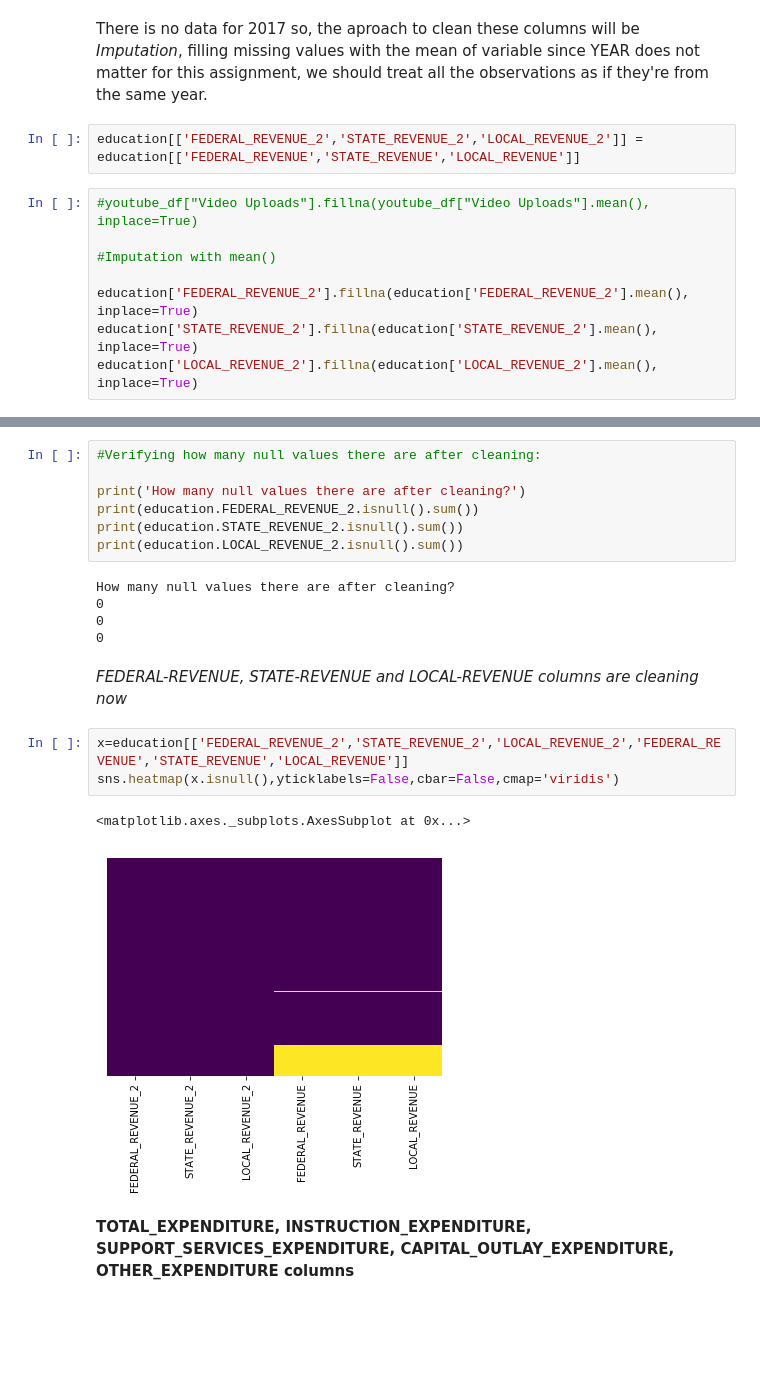
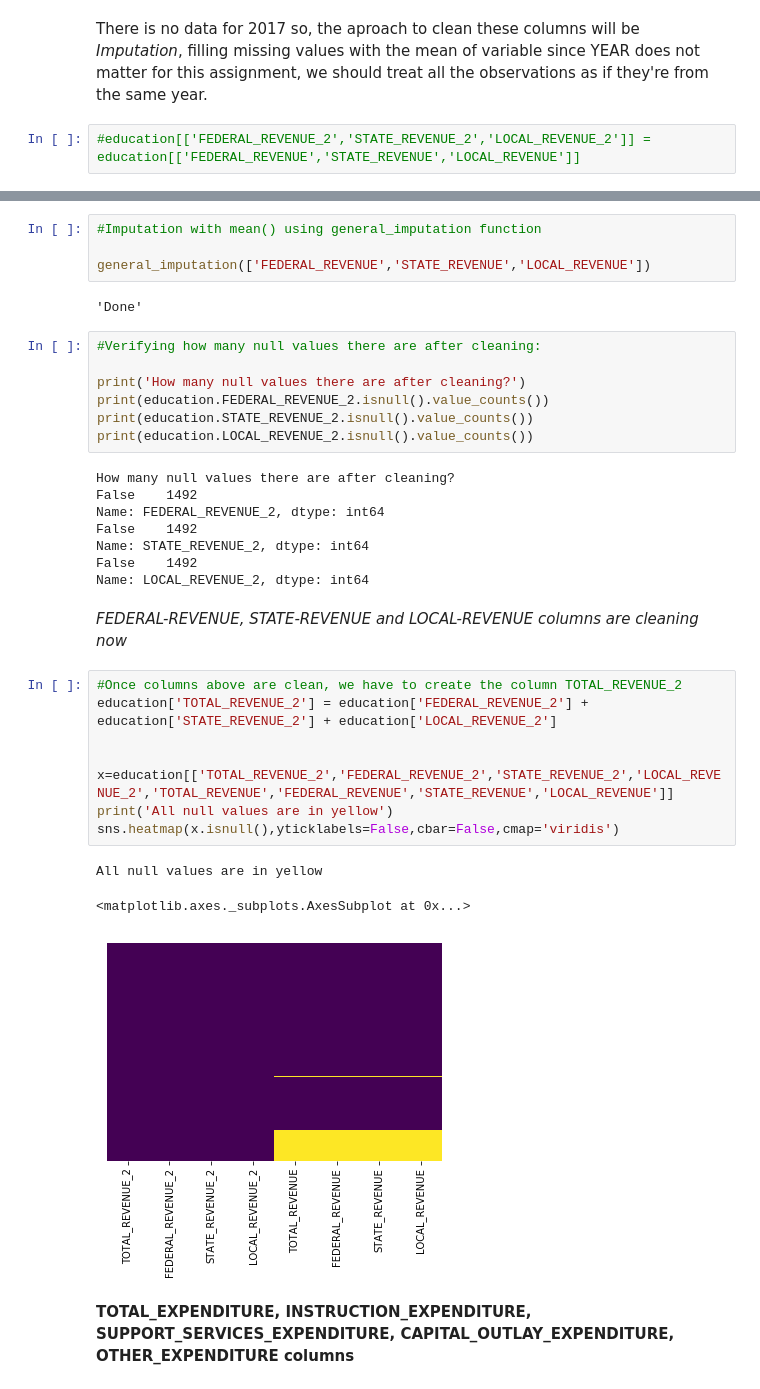
Before and after one commit to mwpnava/thinkful, a Jupyter notebook: Module 17 - Data Cleaning Missing Values Assignment.ipynb, the cells around one changed output, grey strips where cells are left out. Drawn from its saved outputs; the diff is of its cells as text; blank space fills up the shorter version.

Commit message:
Data Cleaning Assignment

```diff
--- a/Module 17 - Data Cleaning Missing Values Assignment.ipynb
+++ b/Module 17 - Data Cleaning Missing Values Assignment.ipynb
@@ -167,12 +158,4 @@ Records in 2017:
 # %% [markdown]
 There is no data for 2017 so, the  aproach to clean these columns will be _Imputation_, filling missing values with the mean of variable since YEAR does not matter for this assignment, we should treat all the observations as if they're from the same year.
 # %%
-education[['FEDERAL_REVENUE_2','STATE_REVENUE_2','LOCAL_REVENUE_2']] = education[['FEDERAL_REVENUE','STATE_REVENUE','LOCAL_REVENUE']]
+#education[['FEDERAL_REVENUE_2','STATE_REVENUE_2','LOCAL_REVENUE_2']] = education[['FEDERAL_REVENUE','STATE_REVENUE','LOCAL_REVENUE']]
-# %%
-#youtube_df["Video Uploads"].fillna(youtube_df["Video Uploads"].mean(), inplace=True)
-
-#Imputation with mean()
-
-education['FEDERAL_REVENUE_2'].fillna(education['FEDERAL_REVENUE_2'].mean(), inplace=True)
-education['STATE_REVENUE_2'].fillna(education['STATE_REVENUE_2'].mean(), inplace=True)
-education['LOCAL_REVENUE_2'].fillna(education['LOCAL_REVENUE_2'].mean(), inplace=True)
@@ -179,23 +177,38 @@ education['LOCAL_REVENUE_2'].fillna(education['LOCAL_REVENUE_2'].mean(), inplace
+# %%
+#Imputation with mean() using general_imputation function
+
+general_imputation(['FEDERAL_REVENUE','STATE_REVENUE','LOCAL_REVENUE'])
+# %% [output]
+'Done'
 # %%
 #Verifying how many null values there are after cleaning:
 
 print('How many null values there are after cleaning?')
-print(education.FEDERAL_REVENUE_2.isnull().sum())
-print(education.STATE_REVENUE_2.isnull().sum())
-print(education.LOCAL_REVENUE_2.isnull().sum())
+print(education.FEDERAL_REVENUE_2.isnull().value_counts())
+print(education.STATE_REVENUE_2.isnull().value_counts())
+print(education.LOCAL_REVENUE_2.isnull().value_counts())
 # %% [output]
 How many null values there are after cleaning?
-0
-0
-0
+False    1492
+Name: FEDERAL_REVENUE_2, dtype: int64
+False    1492
+Name: STATE_REVENUE_2, dtype: int64
+False    1492
+Name: LOCAL_REVENUE_2, dtype: int64
 # %% [markdown]
 _FEDERAL-REVENUE, STATE-REVENUE and LOCAL-REVENUE columns are cleaning now_
 # %%
-x=education[['FEDERAL_REVENUE_2','STATE_REVENUE_2','LOCAL_REVENUE_2','FEDERAL_REVENUE','STATE_REVENUE','LOCAL_REVENUE']]
+#Once columns above are clean, we have to create the column TOTAL_REVENUE_2
+education['TOTAL_REVENUE_2'] = education['FEDERAL_REVENUE_2'] + education['STATE_REVENUE_2'] + education['LOCAL_REVENUE_2']
+
+
+x=education[['TOTAL_REVENUE_2','FEDERAL_REVENUE_2','STATE_REVENUE_2','LOCAL_REVENUE_2','TOTAL_REVENUE','FEDERAL_REVENUE','STATE_REVENUE','LOCAL_REVENUE']]
+print('All null values are in yellow')
 sns.heatmap(x.isnull(),yticklabels=False,cbar=False,cmap='viridis')
 # %% [output]
-<matplotlib.axes._subplots.AxesSubplot at 0x...>
+All null values are in yellow
+<matplotlib.axes._subplots.AxesSubplot at 0x...>
-[figure, old version]
+[figure, new version]
 # %% [markdown]
 **TOTAL_EXPENDITURE, INSTRUCTION_EXPENDITURE, SUPPORT_SERVICES_EXPENDITURE, CAPITAL_OUTLAY_EXPENDITURE, OTHER_EXPENDITURE columns**
 # %% [markdown]
```
Also changed, not shown: parts of 28 cells of this notebook.
